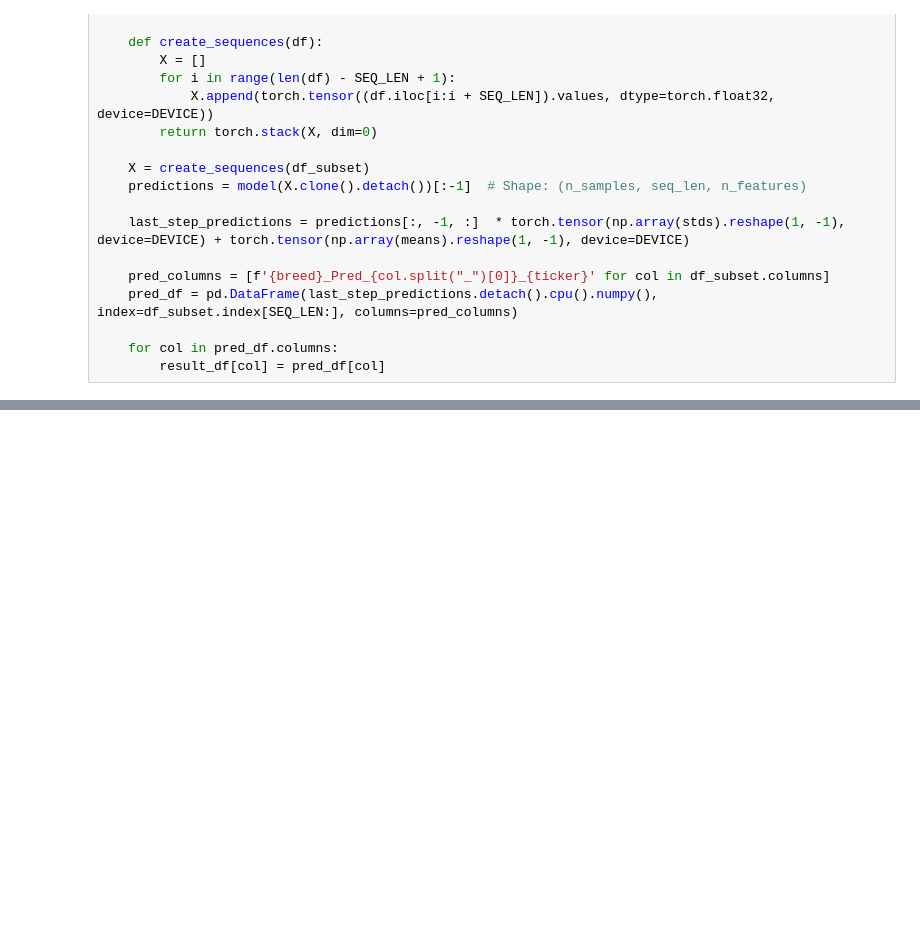
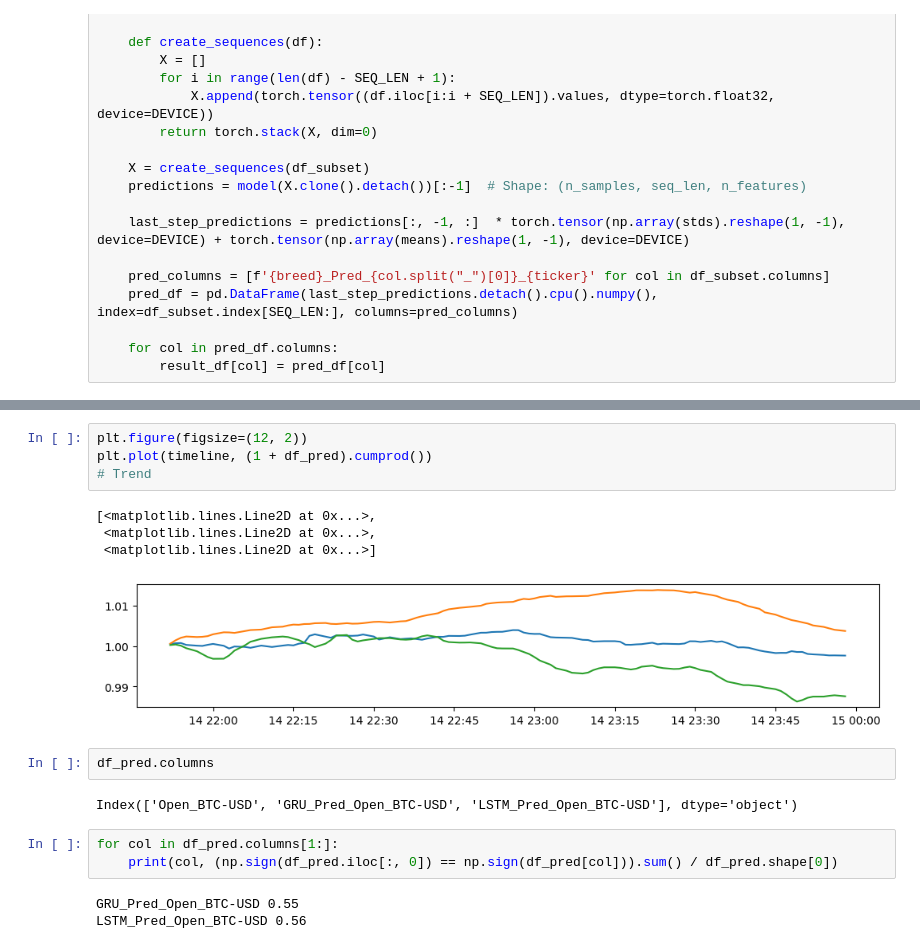
Before and after one commit to IlayeeSade/TINGS, a Jupyter notebook: Stock_methods.ipynb, the cells around one changed output, grey strips where cells are left out. Drawn from its saved outputs; the diff is of its cells as text; blank space fills up the shorter version.

```diff
--- a/Stock_methods.ipynb
+++ b/Stock_methods.ipynb
@@ -286,0 +289,19 @@ plt.show()
+# %%
+plt.figure(figsize=(12, 2))
+plt.plot(timeline, (1 + df_pred).cumprod())
+# Trend
+# %% [output]
+[<matplotlib.lines.Line2D at 0x...>,
+ <matplotlib.lines.Line2D at 0x...>,
+ <matplotlib.lines.Line2D at 0x...>]
+[figure, added]
+# %%
+df_pred.columns
+# %% [output]
+Index(['Open_BTC-USD', 'GRU_Pred_Open_BTC-USD', 'LSTM_Pred_Open_BTC-USD'], dtype='object')
+# %%
+for col in df_pred.columns[1:]:
+    print(col, (np.sign(df_pred.iloc[:, 0]) == np.sign(df_pred[col])).sum() / df_pred.shape[0])
+# %% [output]
+GRU_Pred_Open_BTC-USD 0.55
+LSTM_Pred_Open_BTC-USD 0.56
```
Also changed, not shown: parts of 18 cells of this notebook.
